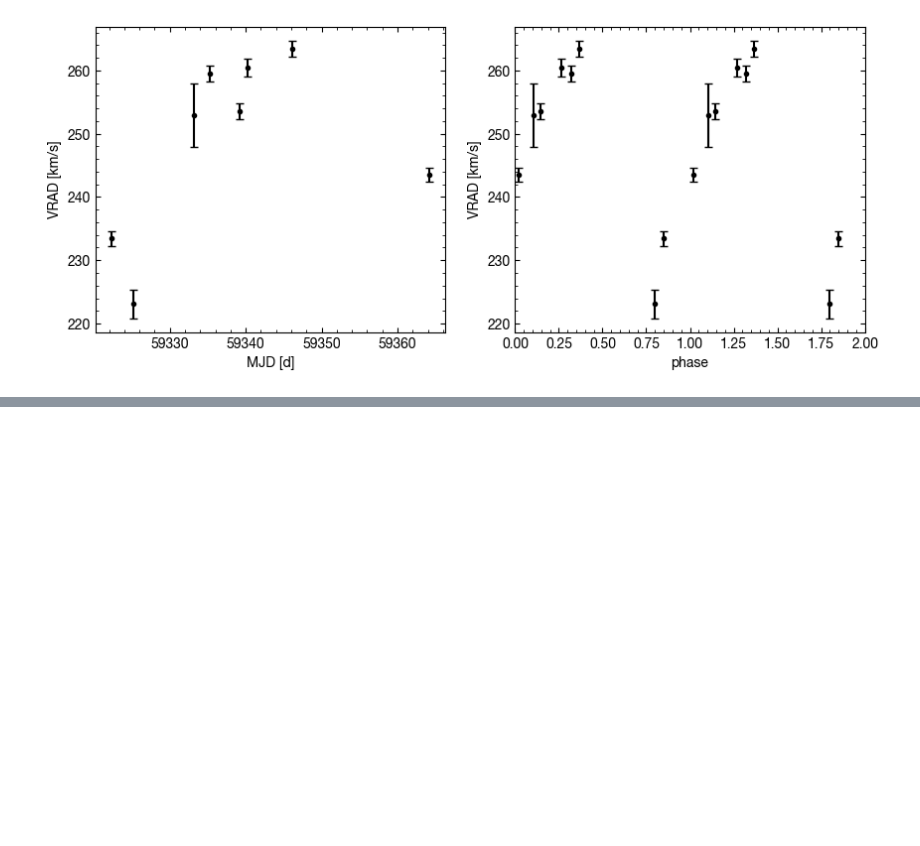
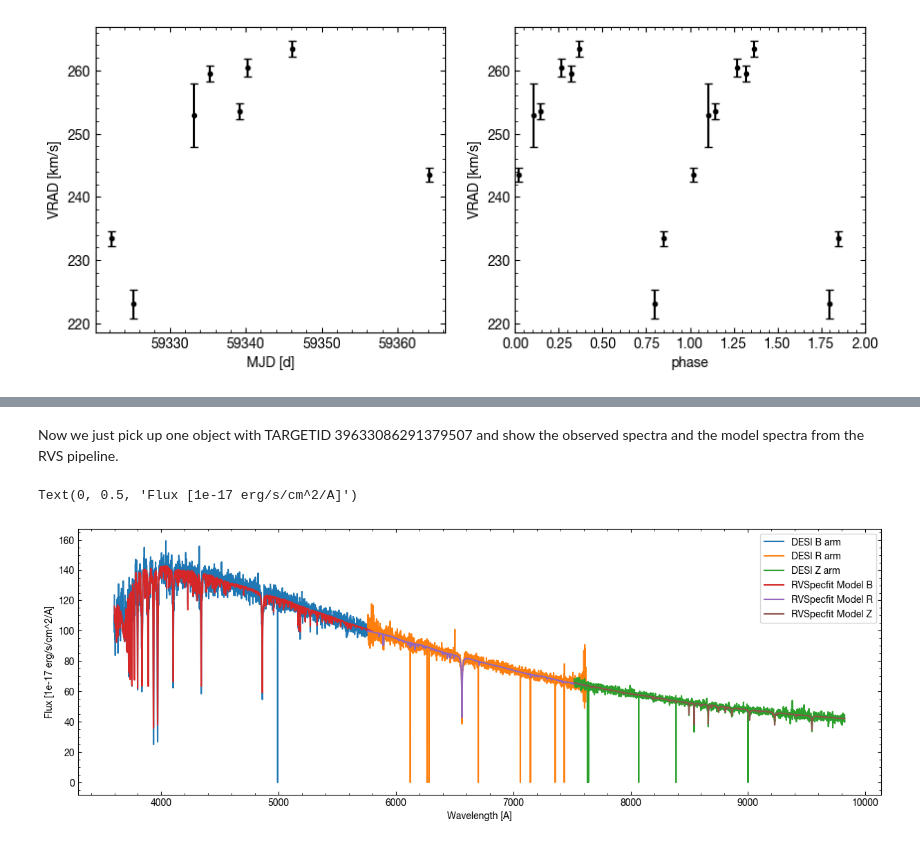
Before and after one commit to desimilkyway/dr1_tutorials, a Jupyter notebook: DR1_tutorial.ipynb, the cells around one changed output, grey strips where cells are left out. Saved outputs shown, nothing was run; the diff lists cells and outputs as text; code cells hidden in the pictures; blank space fills up the shorter version.

```diff
--- a/DR1_tutorial.ipynb
+++ b/DR1_tutorial.ipynb
@@ -539,0 +547,10 @@ plt.xlim(0, 2)
+# %%
+# reading the desi coadded spectra for healpix 10813
+SP = pyfits.open('data/coadd-main-bright-10813.fits')
+
+# Reading the rv table and the rvspecfit models
+RV_T2 = atpy.Table().read('data/rvtab_coadd-main-bright-10813.fits', 'RVTAB')
+RVM = pyfits.open('data/rvmod_coadd-main-bright-10813.fits')
+
+# Here are the TARGETIDs of observed objects in this healpix
+print(RV_T2['TARGETID'])
@@ -539,0 +575,32 @@ plt.xlim(0, 2)
+# %% [markdown]
+Now we just pick up one object with TARGETID 39633086291379507 and show the observed spectra and the model spectra from the RVS pipeline.
+# %%
+targetid = 39633086291379507
+sel = SP['FIBERMAP'].data['TARGETID'] == targetid
+rv_sel = RV_T2['TARGETID'] == targetid
+
+plt.figure(figsize=(15, 5))
+plt.plot(SP['B_WAVELENGTH'].data,
+         SP['B_FLUX'].data[sel][0],
+         label='DESI B arm')
+plt.plot(SP['R_WAVELENGTH'].data,
+         SP['R_FLUX'].data[sel][0],
+         label='DESI R arm')
+plt.plot(SP['Z_WAVELENGTH'].data,
+         SP['Z_FLUX'].data[sel][0],
+         label='DESI Z arm')
+plt.plot(RVM['B_WAVELENGTH'].data,
+         RVM['B_MODEL'].data[rv_sel][0],
+         label='RVSpecfit Model B')
+plt.plot(RVM['R_WAVELENGTH'].data,
+         RVM['R_MODEL'].data[rv_sel][0],
+         label='RVSpecfit Model R')
+plt.plot(RVM['Z_WAVELENGTH'].data,
+         RVM['Z_MODEL'].data[rv_sel][0],
+         label='RVSpecfit Model Z')
+plt.legend()
+plt.xlabel('Wavelength [A]')
+plt.ylabel('Flux [1e-17 erg/s/cm^2/A]')
+# %% [output]
+Text(0, 0.5, 'Flux [1e-17 erg/s/cm^2/A]')
+[figure, added]
```
Also changed, not shown: parts of 11 cells of this notebook, 19 other files.
